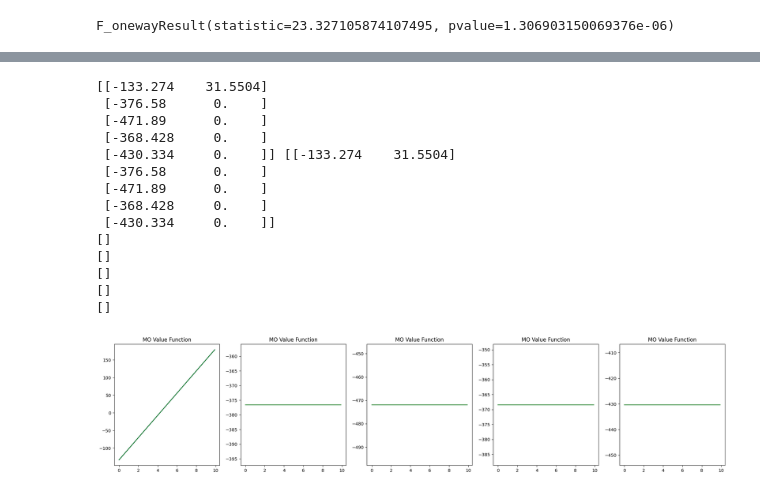
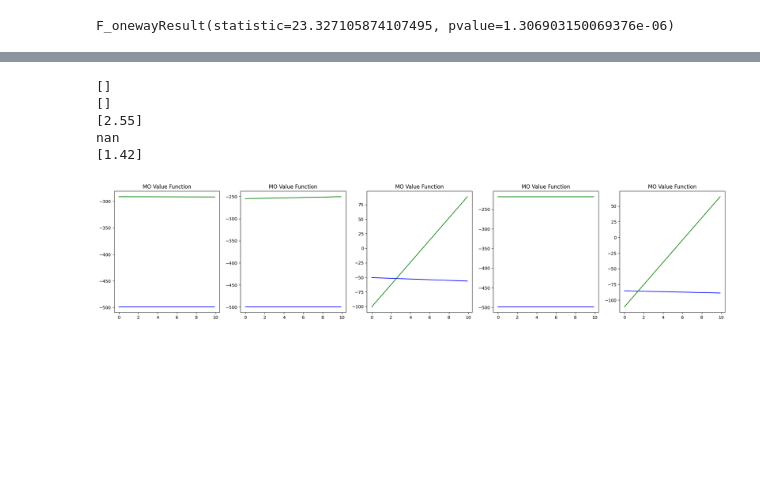
Before and after one commit to maymac00/MAEGG_IPPO, a Jupyter notebook: wes.ipynb, the cells around one changed output, grey strips where cells are left out. Saved outputs shown, nothing was run; the diff lists cells and outputs as text; code cells hidden in the pictures; blank space fills up the shorter version.

```diff
--- a/wes.ipynb
+++ b/wes.ipynb
@@ -152,43 +152,36 @@ FileNotFoundError: [Errno 2] No such file or directory: 'ECAI/db10_effrate0.2_we
 # %%
 # Plot values as function of weight w that scales the reward
 import matplotlib.pyplot as plt
 
-ref = we1_75[0]
-unet = pd.read_csv(path + folder(1, 0.2, 10)*2  + "/mo_rewards.csv").to_numpy().reshape(-1, 500, 5, 2).mean(axis=1)[0]
-print(ref, unet)
+# ref = we1_75[0]
+# unet = pd.read_csv(path + folder(1, 0.2, 10)*2  + "/mo_rewards.csv").to_numpy().reshape(-1, 500, 5, 2).mean(axis=1)[0]
+
+ref = np.array([[-2.91336e+02, -5.10000e-02], [-254.629, 0.447], [-100.569, 19.0925], [-217.956, 0.], [-110.72, 17.7443]])
+unet = np.array([[-498.81, 0. ], [-499.496, 0. ], [-50.38, -0.594], [-498.619, 0. ], [-84.982, -0.364]])
 fig, axs = plt.subplots(1, 5, figsize=(25, 5))
 step = 0.1
 # for ag in mo_value_w10:
 max_weight = 10
 # Subplot for each agent
 x = np.arange(0, max_weight, step)
 w = np.array([np.ones(int(max_weight/step)), np.arange(0, max_weight, step)])
 for ag in range(5):
     axs[ag].set_title("MO Value Function")
 
     axs[ag].plot(x, np.dot(unet[ag], w), c="blue")
     axs[ag].plot(x, np.dot(ref[ag], w), c="green")
 
 wes = []
 for ag in range(5):
     # Print intersecctions
-    inter = get_intersection(unet[0], unet[1], ref[0], ref[1])
+    inter = get_intersection(unet[ag, 0], unet[ag, 1], ref[ag, 0], ref[ag, 1])
     print(inter)
     wes.append(inter)
 plt.show()
 # %% [output]
-[[-133.274    31.5504]
- [-376.58      0.    ]
- [-471.89      0.    ]
- [-368.428     0.    ]
- [-430.334     0.    ]] [[-133.274    31.5504]
- [-376.58      0.    ]
- [-471.89      0.    ]
- [-368.428     0.    ]
- [-430.334     0.    ]]
 []
 []
-[]
-[]
-[]
+[2.55]
+nan
+[1.42]
-[figure, old version]
+[figure, new version]
```
Also changed, not shown: parts of 1 cell of this notebook.
